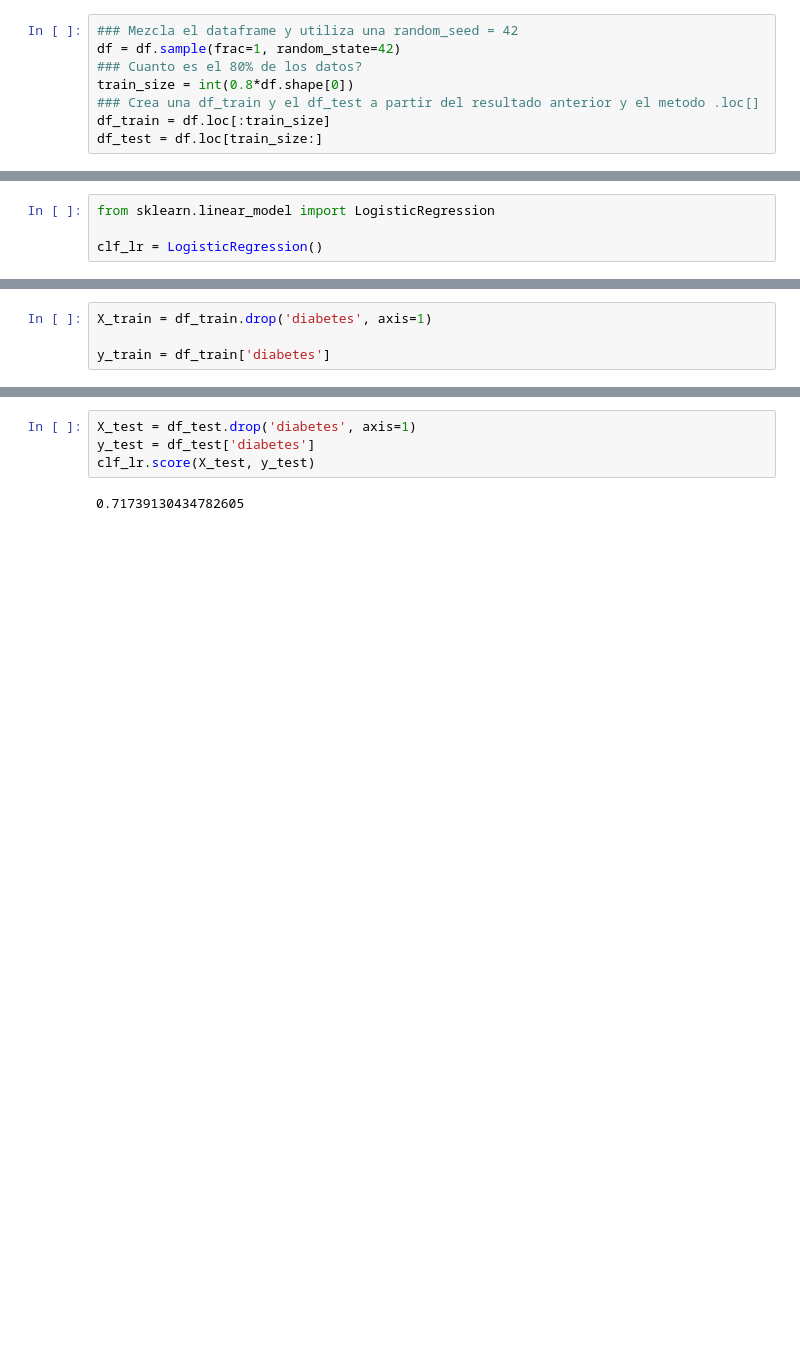
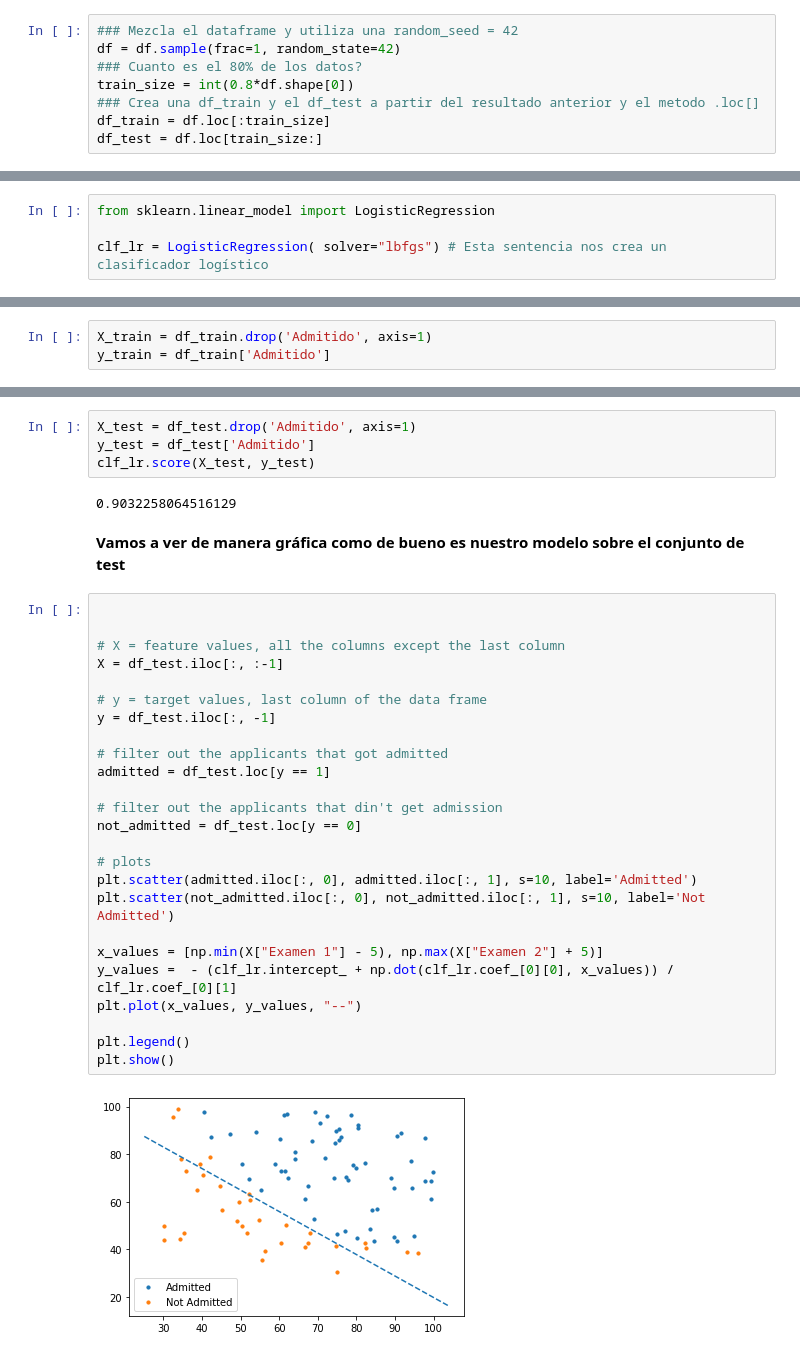
Before and after one commit to bmalcover/MADM2019, a Jupyter notebook: M3_2_Intro sklearn.ipynb, the cells around one changed output, grey strips where cells are left out. Saved outputs shown, nothing was run; the diff lists cells and outputs as text; blank space fills up the shorter version.

```diff
--- a/M3_2_Intro sklearn.ipynb
+++ b/M3_2_Intro sklearn.ipynb
@@ -96,4 +129,4 @@ df_test = df.loc[train_size:]
 # %%
 from sklearn.linear_model import LogisticRegression
 
-clf_lr = LogisticRegression()
+clf_lr = LogisticRegression( solver="lbfgs") # Esta sentencia nos crea un clasificador logístico
@@ -102,4 +135,3 @@ clf_lr = LogisticRegression()
 # %%
-X_train = df_train.drop('diabetes', axis=1)
-
-y_train = df_train['diabetes']
+X_train = df_train.drop('Admitido', axis=1)
+y_train = df_train['Admitido']
@@ -119,7 +149,36 @@ array([[  1.37954871e-01,   2.94257826e-02,  -1.95861454e-02,
 # %%
-X_test = df_test.drop('diabetes', axis=1)
-y_test = df_test['diabetes']
+X_test = df_test.drop('Admitido', axis=1)
+y_test = df_test['Admitido']
 clf_lr.score(X_test, y_test)
 # %% [output]
-0.71739130434782605
+0.9032258064516129
+# %% [markdown]
+**Vamos a ver de manera gráfica como de bueno es nuestro modelo sobre el conjunto de test**
+# %%
+
+
+# X = feature values, all the columns except the last column
+X = df_test.iloc[:, :-1]
+
+# y = target values, last column of the data frame
+y = df_test.iloc[:, -1]
+
+# filter out the applicants that got admitted
+admitted = df_test.loc[y == 1]
+
+# filter out the applicants that din't get admission
+not_admitted = df_test.loc[y == 0]
+
+# plots
+plt.scatter(admitted.iloc[:, 0], admitted.iloc[:, 1], s=10, label='Admitted')
+plt.scatter(not_admitted.iloc[:, 0], not_admitted.iloc[:, 1], s=10, label='Not Admitted')
+
+x_values = [np.min(X["Examen 1"] - 5), np.max(X["Examen 2"] + 5)]
+y_values =  - (clf_lr.intercept_ + np.dot(clf_lr.coef_[0][0], x_values)) / clf_lr.coef_[0][1]
+plt.plot(x_values, y_values, "--")
+
+plt.legend()
+plt.show()
+# %% [output]
+[figure, added]
 # %% [markdown]
```
Also changed, not shown: parts of 27 cells of this notebook.
